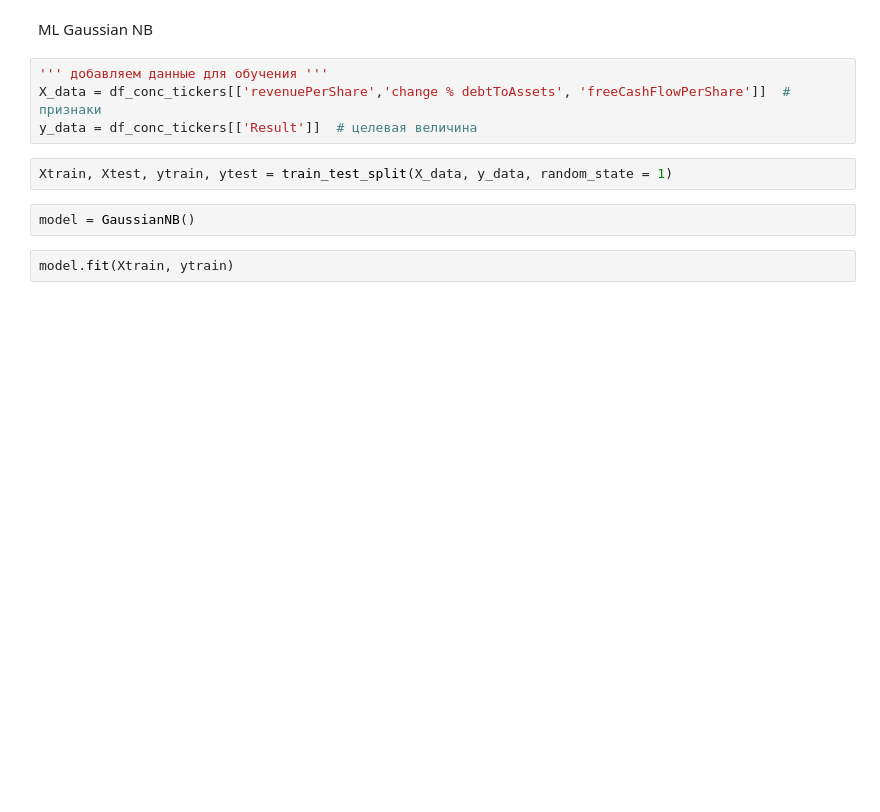
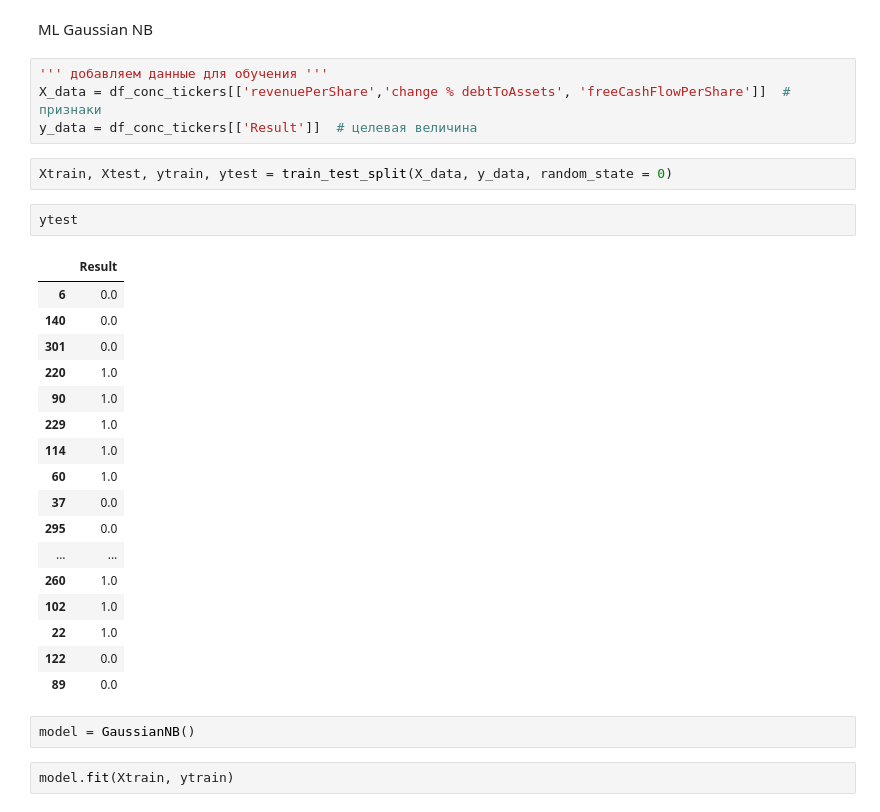
Before and after one commit to ChapnesAl/Tinkoff_Investment, a Jupyter notebook: lessons_and_tests/ml_tests/concat_tables_for_ml.ipynb, the cells around one changed output. Saved outputs shown, nothing was run; the diff lists cells and outputs as text; blank space fills up the shorter version.

Commit message:
- test with ml

```diff
--- a/lessons_and_tests/ml_tests/concat_tables_for_ml.ipynb
+++ b/lessons_and_tests/ml_tests/concat_tables_for_ml.ipynb
@@ -224,7 +224,27 @@ ML Gaussian NB
 X_data = df_conc_tickers[['revenuePerShare','change % debtToAssets', 'freeCashFlowPerShare']]  # признаки
 y_data = df_conc_tickers[['Result']]  # целевая величина
 # %%
-Xtrain, Xtest, ytrain, ytest = train_test_split(X_data, y_data, random_state = 1)
+Xtrain, Xtest, ytrain, ytest = train_test_split(X_data, y_data, random_state = 0)
+# %%
+ytest
+# %% [output]
+|  | Result |
+| 6 | 0.0 |
+| 140 | 0.0 |
+| 301 | 0.0 |
+| 220 | 1.0 |
+| 90 | 1.0 |
+| 229 | 1.0 |
+| 114 | 1.0 |
+| 60 | 1.0 |
+| 37 | 0.0 |
+| 295 | 0.0 |
+| ... | ... |
+| 260 | 1.0 |
+| 102 | 1.0 |
+| 22 | 1.0 |
+| 122 | 0.0 |
+| 89 | 0.0 |
 # %%
 model = GaussianNB()
 # %%
```
Also changed, not shown: parts of 8 cells of this notebook, 1 other file.
